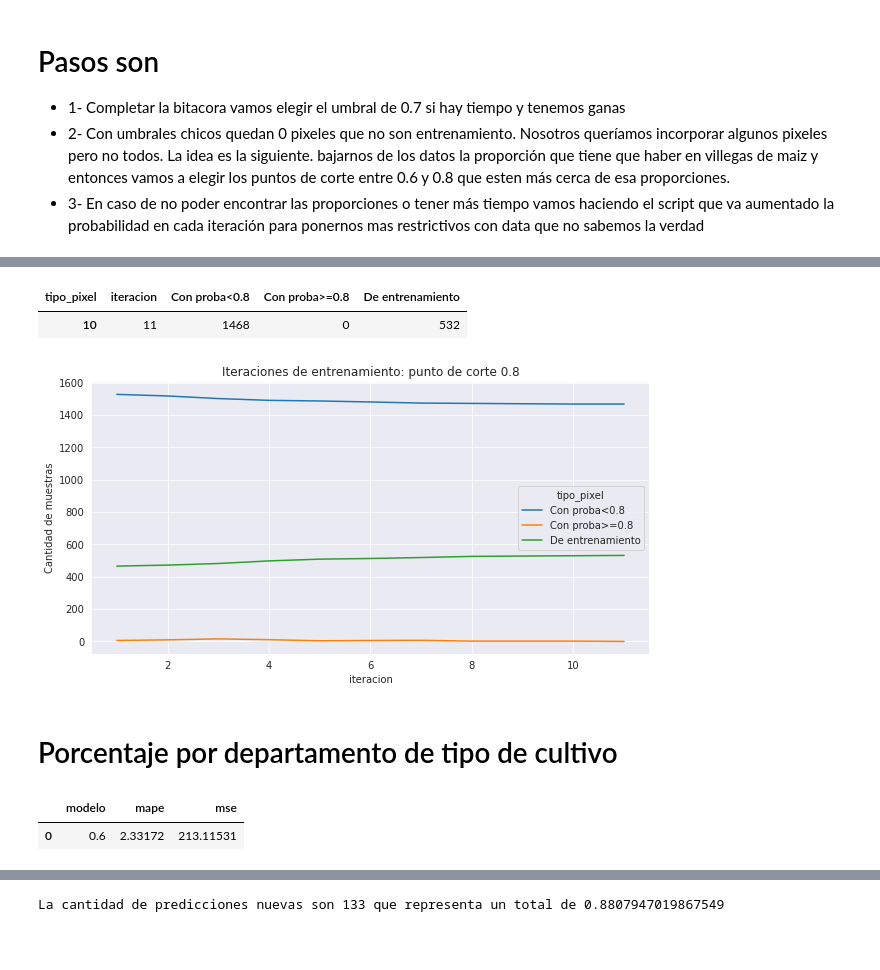
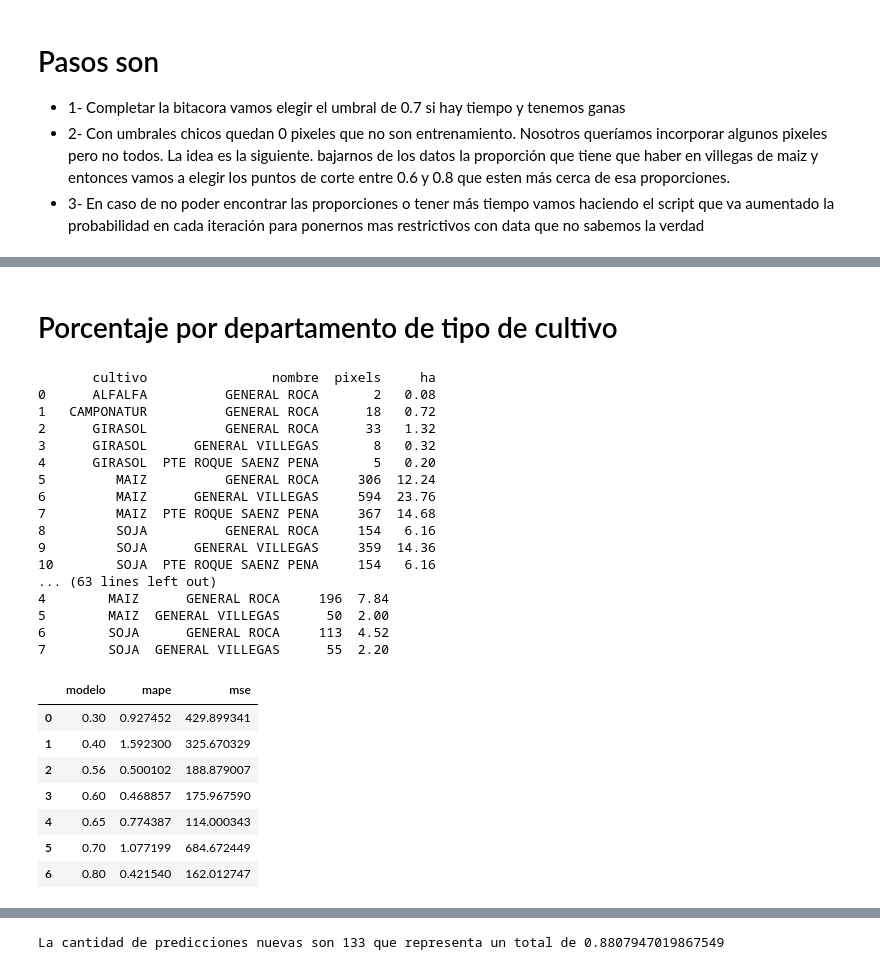
Before and after one commit to macfernandez/tp-2-gis-dm-uba, a Jupyter notebook: nb/eda_results.ipynb, the cells around one changed output, grey strips where cells are left out. Saved outputs shown, nothing was run; the diff lists cells and outputs as text; code cells hidden in the pictures; blank space fills up the shorter version.

Commit message:
eda results

```diff
--- a/nb/eda_results.ipynb
+++ b/nb/eda_results.ipynb
@@ -191,32 +224,3 @@ df_plot.tail(1)
-# %%
-from matplotlib.ticker import MaxNLocator
-ax = plt.figure().gca()
-ax.xaxis.set_major_locator(MaxNLocator(integer=True))
-ax.set_ylabel("Cantidad de muestras")
-umbral = 0.8
-ax.set_title(f"Iteraciones de entrenamiento: punto de corte {umbral}")
-file_pixels = glob(f'../model/threshhold_{umbral}/randomforest_iterations_*/pix*')
-file_pixels = sorted(file_pixels)
-i = 1
-df_pix = pd.read_csv(file_pixels[0])
-df_pix['iteration'] = i
-
-for file in file_pixels[1:]:
-    i += 1
-    df_pix_aux = pd.read_csv(file)
-    df_pix_aux['iteration'] = i
-    df_pix = pd.concat([df_pix, df_pix_aux])
-
-df_pix.columns = ["tipo_pixel","cant_pixels","iteracion"]
-
-df_plot = pd.pivot_table(df_pix, index="iteracion", values="cant_pixels", columns = "tipo_pixel").reset_index()
-
-df_plot.plot(x="iteracion", y=[f'Con proba<{umbral}', f'Con proba>={umbral}','De entrenamiento'], figsize=(10,5), ax=ax)
-df_plot.tail(1)
-# %% [output]
-| tipo_pixel | iteracion | Con proba<0.8 | Con proba>=0.8 | De entrenamiento |
-| 10 | 11 | 1468 | 0 | 532 |
-[figure, removed]
 # %% [markdown]
 # Porcentaje por departamento de tipo de cultivo
 # %%
@@ -228,38 +232,62 @@ gob_df.reset_index(inplace=True)
 gob_final = pd.merge(gob_df, gobierno_df, on="nombre", how="left")
 gob_final["porcentaje_cubierto_gob"] = (gob_final["ha"] / gob_final["superficie_total"])*100
 # %%
-#umbrales = [0.6,0.65, 0.7, 0.8]
+umbrales = [0.3,0.4,0.56,0.6, 0.65,0.7,0.8]
 from sklearn.metrics import mean_squared_error, mean_absolute_percentage_error
-umbrales = [0.6]
+#umbrales = [0.6]
 
 mapes = []
 modelos = []
 mse_list = []
 
 for umbral in umbrales:
-    results= f"../model/final_deptos/threshhold_{umbral}/randomforest_total_final_deptos.csv"
+    results= f"../model/threshhold_{umbral}/randomforest_iterations_deptos_prediction.csv"
     results_df = pd.read_csv(results)
-    res_df = results_df.groupby("departamento").agg(
+    print(results_df)
+    res_df = results_df.groupby("nombre").agg(
         superficie_total =  ('ha', 'sum'))
 
     res_df.reset_index(inplace=True)
-    res_final = pd.merge(res_df, results_df, on="departamento", how="left")
+    res_final = pd.merge(res_df, results_df, on="nombre", how="left")
     res_final["porcentaje_cubierto"] = (res_final["ha"] / res_final["superficie_total"])*100
 
-    final = pd.merge(res_final[["departamento","cultivo","porcentaje_cubierto",]], gob_final[["porcentaje_cubierto_gob","cultivo","nombre"]], left_on=["departamento","cultivo"], right_on = ["nombre","cultivo"], how="left")
+    final = pd.merge(res_final[["nombre","cultivo","porcentaje_cubierto",]], gob_final[["porcentaje_cubierto_gob","cultivo","nombre"]], left_on=["nombre","cultivo"], right_on = ["nombre","cultivo"], how="left")
 
     final.dropna(inplace=True)
 
 
     modelos.append(umbral)
     mape  = mean_absolute_percentage_error(final["porcentaje_cubierto"], final["porcentaje_cubierto_gob"])
     mapes.append(mape)
 
     mse= mean_squared_error(final["porcentaje_cubierto"], final["porcentaje_cubierto_gob"])
     mse_list.append(mse)
 
 evaluaciones = pd.DataFrame({"modelo":modelos,"mape":mapes,"mse":mse_list})
 evaluaciones
 # %% [output]
+       cultivo                nombre  pixels     ha
+0      ALFALFA          GENERAL ROCA       2   0.08
+1   CAMPONATUR          GENERAL ROCA      18   0.72
+2      GIRASOL          GENERAL ROCA      33   1.32
+3      GIRASOL      GENERAL VILLEGAS       8   0.32
+4      GIRASOL  PTE ROQUE SAENZ PENA       5   0.20
+5         MAIZ          GENERAL ROCA     306  12.24
+6         MAIZ      GENERAL VILLEGAS     594  23.76
+7         MAIZ  PTE ROQUE SAENZ PENA     367  14.68
+8         SOJA          GENERAL ROCA     154   6.16
+9         SOJA      GENERAL VILLEGAS     359  14.36
+10        SOJA  PTE ROQUE SAENZ PENA     154   6.16
+... (63 lines left out)
+4        MAIZ      GENERAL ROCA     196  7.84
+5        MAIZ  GENERAL VILLEGAS      50  2.00
+6        SOJA      GENERAL ROCA     113  4.52
+7        SOJA  GENERAL VILLEGAS      55  2.20
 |  | modelo | mape | mse |
-| 0 | 0.6 | 2.33172 | 213.11531 |
+| 0 | 0.30 | 0.927452 | 429.899341 |
+| 1 | 0.40 | 1.592300 | 325.670329 |
+| 2 | 0.56 | 0.500102 | 188.879007 |
+| 3 | 0.60 | 0.468857 | 175.967590 |
+| 4 | 0.65 | 0.774387 | 114.000343 |
+| 5 | 0.70 | 1.077199 | 684.672449 |
+| 6 | 0.80 | 0.421540 | 162.012747 |
```
Also changed, not shown: parts of 19 cells of this notebook.
